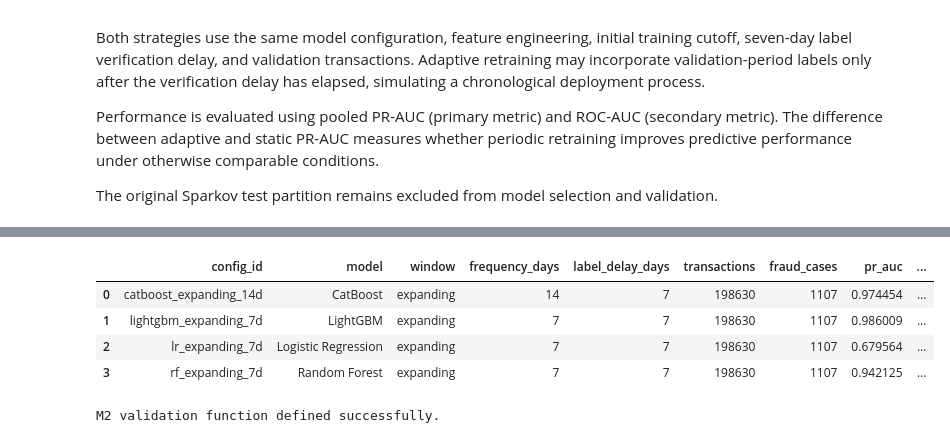
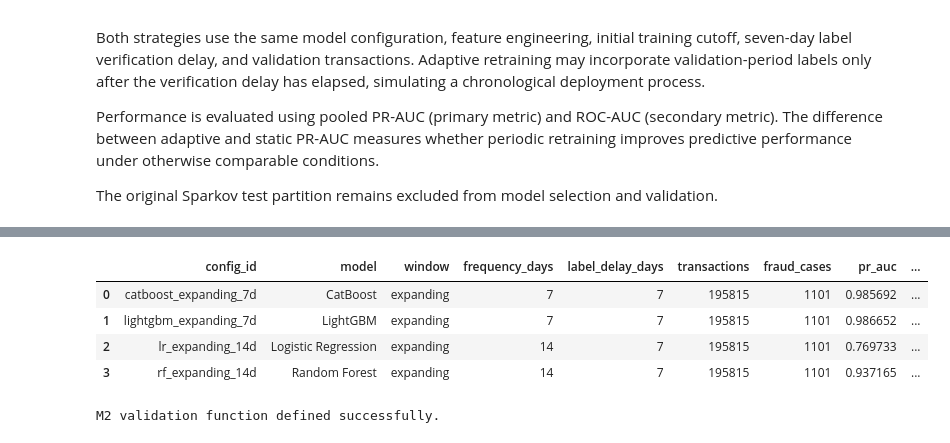
Before and after one commit to xman666888/bt4012-credit-card-fraud, a Jupyter notebook: notebooks/05_sparkov_m0_m2.ipynb, the cells around one changed output, grey strips where cells are left out. Saved outputs shown, nothing was run; the diff lists cells and outputs as text; code cells hidden in the pictures.

```diff
--- a/notebooks/05_sparkov_m0_m2.ipynb
+++ b/notebooks/05_sparkov_m0_m2.ipynb
@@ -1704,7 +1715,7 @@ The original Sparkov test partition remains excluded from model selection and va
 # %%
 
 # Load development-selected configurations
-M2_RESULTS_DIR = Path("../results/m2")
+M2_RESULTS_DIR = Path("../results/m2_selected_m0_m1")
 
 m2_best_configs = pd.read_csv(
     M2_RESULTS_DIR / "sparkov_m2_best_configs.csv"
@@ -1717,8 +1728,8 @@ validation_rows = m2_df.loc[
 
 M2_VAL_START = validation_rows[M2_TIME_COL].min()
 M2_VAL_END = (
-    validation_rows[M2_TIME_COL].max()
-    + pd.Timedelta(microseconds=1)
+    validation_rows[M2_TIME_COL].max().floor("D")
+    + pd.Timedelta(days=1)
 )
 
 print("Validation start:", M2_VAL_START)
@@ -1732,9 +1743,9 @@ Validation end:   2020-06-21 12:13:37.000001
 Validation transactions: 259335
 |  | config_id | model | window | frequency_days | label_delay_days | transactions | fraud_cases | pr_auc | ... |
-| 0 | catboost_expanding_14d | CatBoost | expanding | 14 | 7 | 198630 | 1107 | 0.974454 | ... |
-| 1 | lightgbm_expanding_7d | LightGBM | expanding | 7 | 7 | 198630 | 1107 | 0.986009 | ... |
-| 2 | lr_expanding_7d | Logistic Regression | expanding | 7 | 7 | 198630 | 1107 | 0.679564 | ... |
-| 3 | rf_expanding_7d | Random Forest | expanding | 7 | 7 | 198630 | 1107 | 0.942125 | ... |
+| 0 | catboost_expanding_7d | CatBoost | expanding | 7 | 7 | 195815 | 1101 | 0.985692 | ... |
+| 1 | lightgbm_expanding_7d | LightGBM | expanding | 7 | 7 | 195815 | 1101 | 0.986652 | ... |
+| 2 | lr_expanding_14d | Logistic Regression | expanding | 14 | 7 | 195815 | 1101 | 0.769733 | ... |
+| 3 | rf_expanding_14d | Random Forest | expanding | 14 | 7 | 195815 | 1101 | 0.937165 | ... |
 # %%
 
 def run_m2_validation(df, best_configs, overwrite=False):
```
Also changed, not shown: parts of 22 cells of this notebook, 4 other files.
